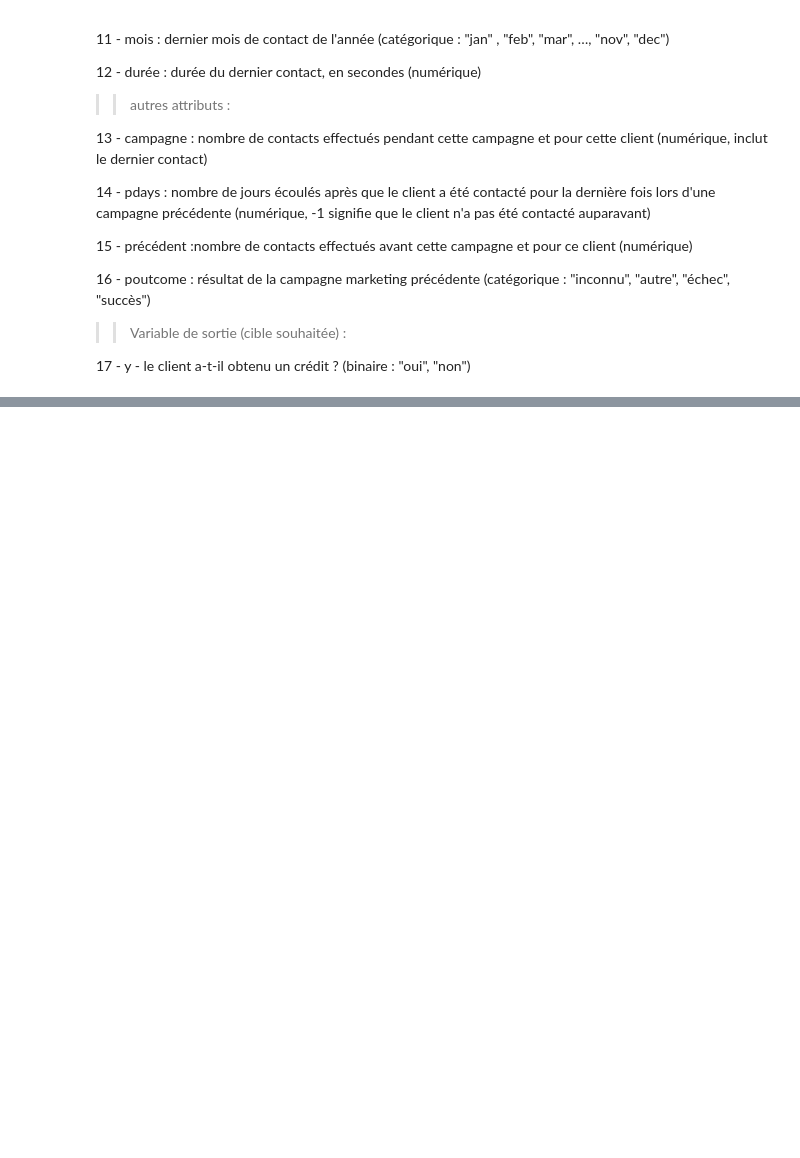
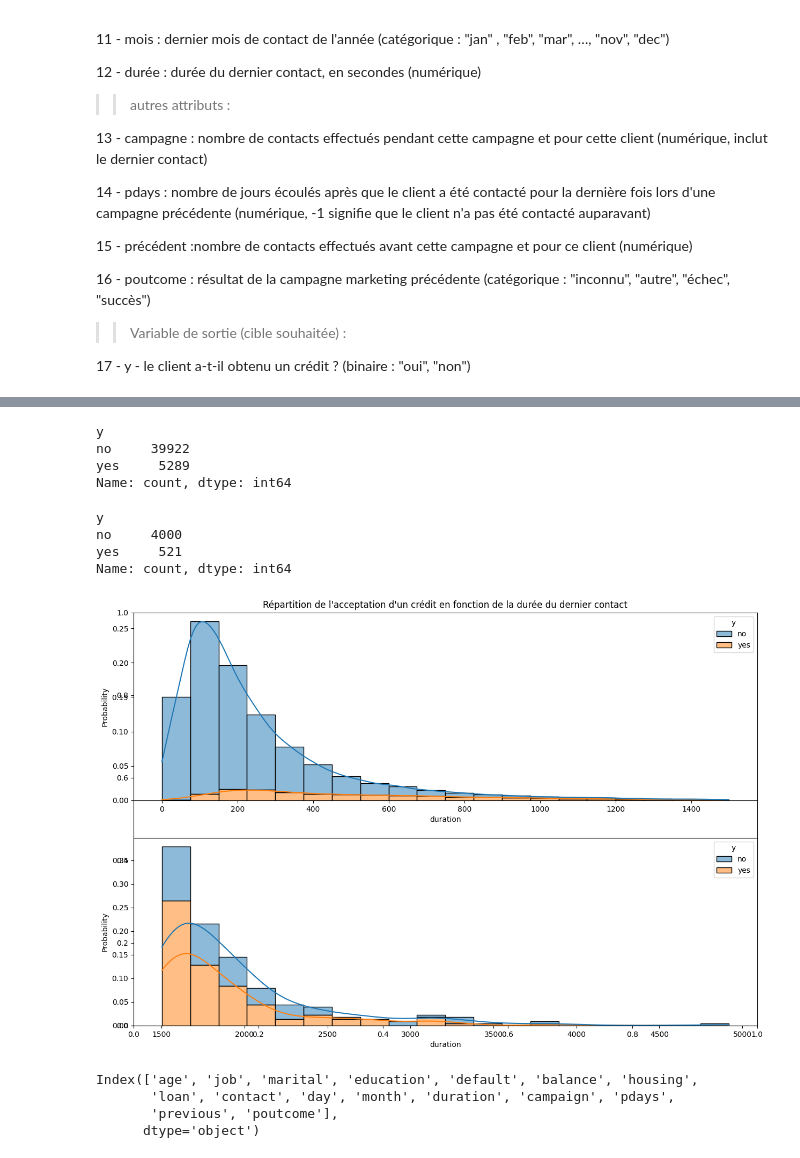
Before and after one commit to basileguerin/My-Credit, a Jupyter notebook: Analyse des données/Analyse préparatoire.ipynb, the cells around one changed output, grey strips where cells are left out. Cells and saved outputs as stored; diff of their text form; code cells hidden in the pictures; blank space fills up the shorter version.

```diff
--- a/Analyse des données/Analyse préparatoire.ipynb
+++ b/Analyse des données/Analyse préparatoire.ipynb
@@ -63,0 +100,30 @@ df
+# %%
+# Check de l'équilibrage du dataset
+train['y'].value_counts()
+# %% [output]
+y
+no     39922
+yes     5289
+Name: count, dtype: int64
+# %%
+test['y'].value_counts()
+# %% [output]
+y
+no     4000
+yes     521
+Name: count, dtype: int64
+# %%
+mask = (train['duration'] < 1500)
+data1 = train[mask][['duration', 'y']]
+maskk = (train['duration'] > 1500)
+data2 = train[maskk][['duration', 'y']]
+
+plt.figure(figsize=(15, 10))
+plt.title('Répartition de l\'acceptation d\'un crédit en fonction de la durée du dernier contact')
+plt.subplot(2, 1, 1)
+sns.histplot(data=data1, x=data1['duration'], bins=20, hue=data1['y'], multiple='stack', kde=True, stat='probability')
+plt.subplot(2, 1, 2)
+sns.histplot(data=data2, x=data2['duration'], bins=20, hue=data2['y'], multiple='stack', kde=True, stat='probability')
+plt.show()
+# %% [output]
+[figure, added]
@@ -63,0 +134,9 @@ df
+# %%
+# Stockage des features
+features = train.drop('y', axis=1).columns
+features
+# %% [output]
+Index(['age', 'job', 'marital', 'education', 'default', 'balance', 'housing',
+       'loan', 'contact', 'day', 'month', 'duration', 'campaign', 'pdays',
+       'previous', 'poutcome'],
+      dtype='object')
```
Also changed, not shown: parts of 22 cells of this notebook.
